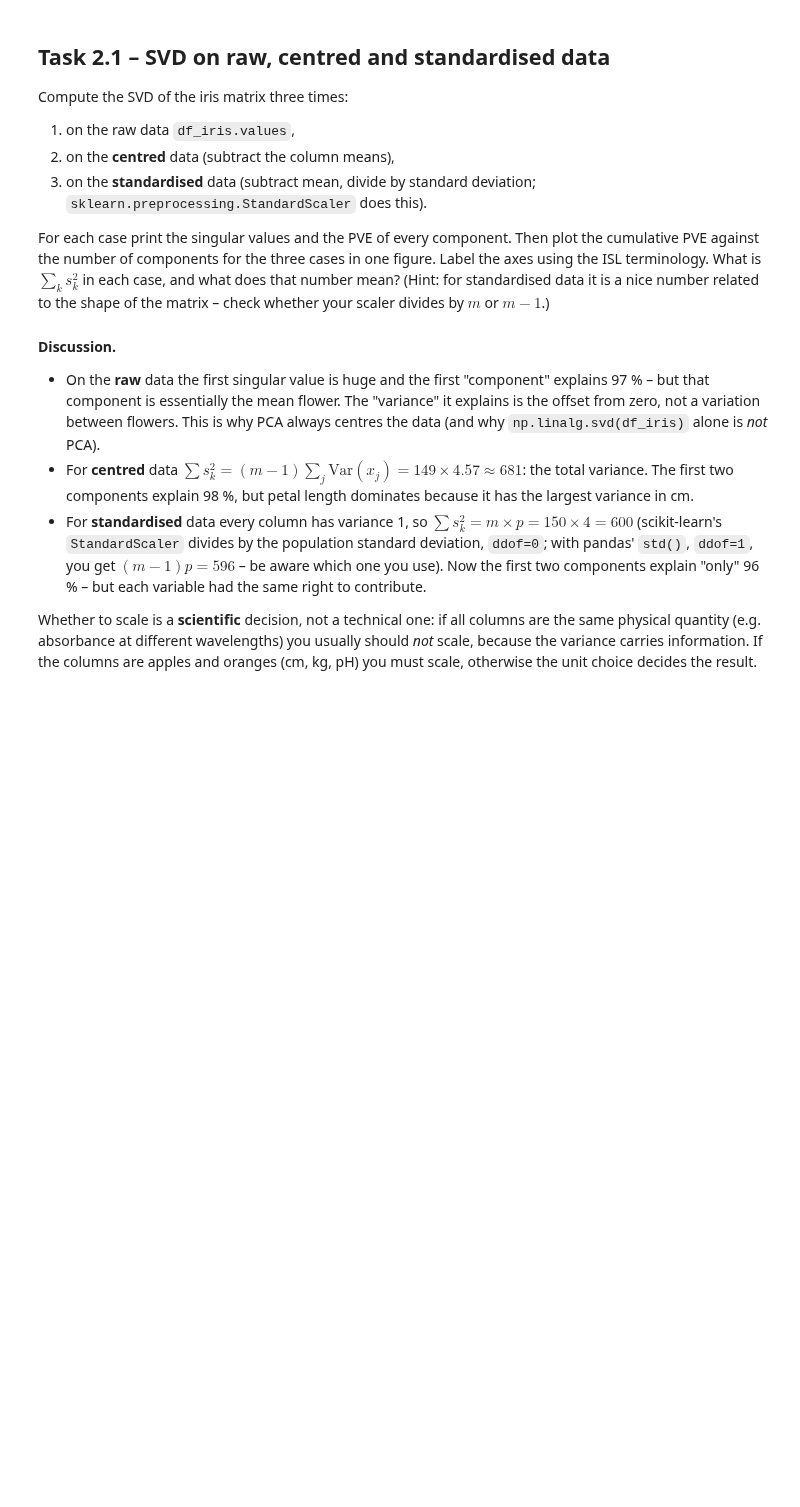
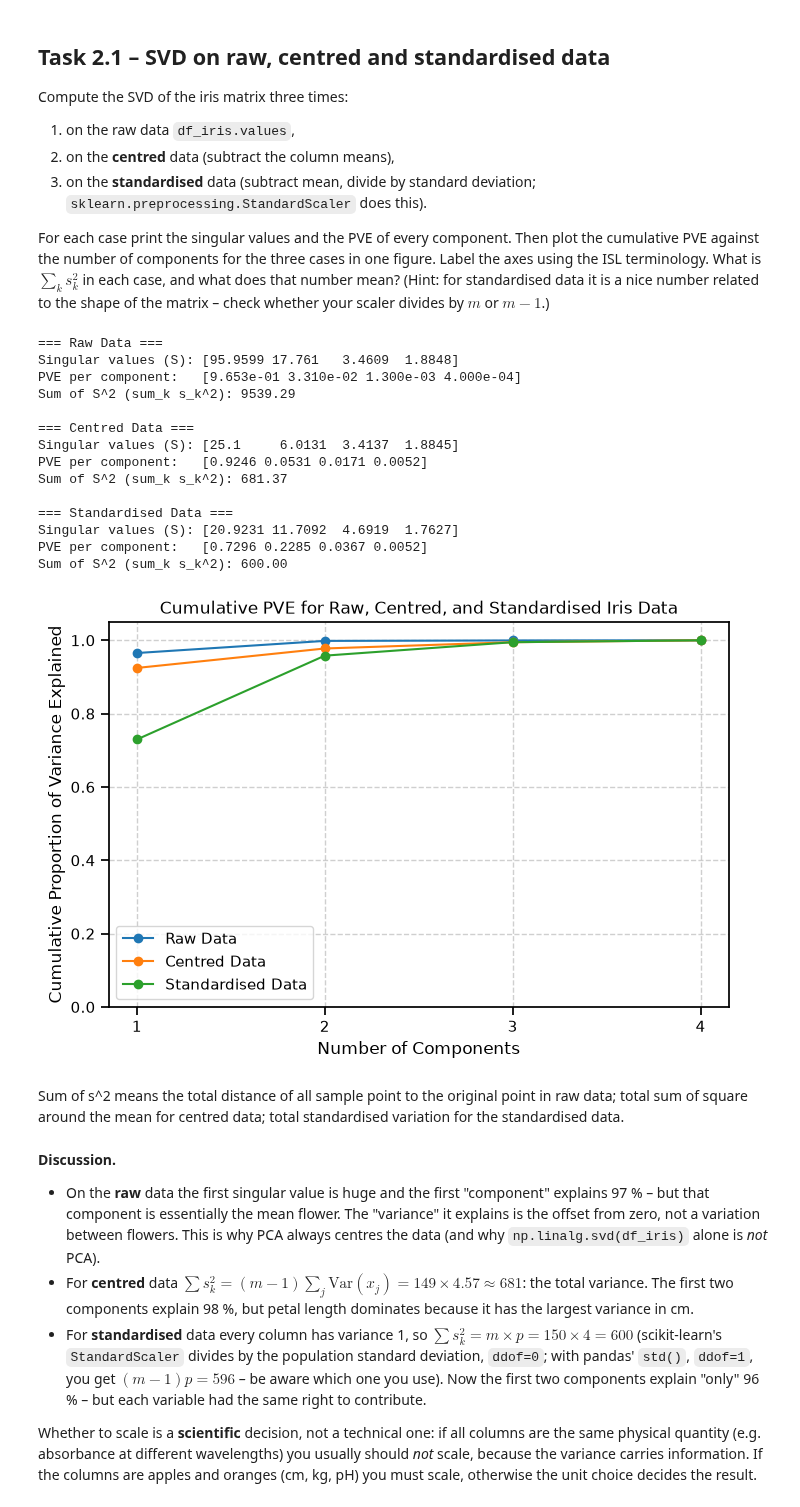
Before and after one commit to Ha5248qi/BERN02_excercise, a Jupyter notebook: Notebooks/exercise_PCA_and_Clustering/unsupervised_learning.ipynb, the cells around one changed output. Saved outputs shown, nothing was run; the diff lists cells and outputs as text; code cells hidden in the pictures; blank space fills up the shorter version.

```diff
--- a/Notebooks/exercise_PCA_and_Clustering/unsupervised_learning.ipynb
+++ b/Notebooks/exercise_PCA_and_Clustering/unsupervised_learning.ipynb
@@ -118,6 +143,54 @@ What is $\sum_k s_k^2$ in each case, and what does that number mean? (Hint: for
 number related to the shape of the matrix – check whether your scaler divides by $m$ or $m-1$.)
 # %%
 # your code here
+X_raw = df_iris.values
+X_centred = X_raw - X_raw.mean(axis=0)
+X_std = StandardScaler().fit_transform(X_raw)
+
+datasets = {
+    'Raw Data': X_raw,
+    'Centred Data': X_centred,
+    'Standardised Data': X_std
+}
+
+plt.figure(figsize=(8, 5))
+
+for name, X in datasets.items():
+    U, S, Vt = np.linalg.svd(X, full_matrices=False)
+    pve = (S**2) / np.sum(S**2)
+    cum_pve = np.cumsum(pve)
+    print(f"=== {name} ===")
+    print(f"Singular values (S): {S.round(4)}")
+    print(f"PVE per component:   {pve.round(4)}")
+    print(f"Sum of S^2 (sum_k s_k^2): {np.sum(S**2):.2f}\n")
+    plt.plot(range(1, len(pve) + 1), cum_pve, marker='o', label=name)
+
+plt.xlabel('Number of Components')
+plt.ylabel('Cumulative Proportion of Variance Explained')
+plt.title('Cumulative PVE for Raw, Centred, and Standardised Iris Data')
+plt.xticks(range(1, 5))
+plt.ylim(0, 1.05)
+plt.grid(True, linestyle='--', alpha=0.6)
+plt.legend()
+plt.show()
+# %% [output]
+=== Raw Data ===
+Singular values (S): [95.9599 17.761   3.4609  1.8848]
+PVE per component:   [9.653e-01 3.310e-02 1.300e-03 4.000e-04]
+Sum of S^2 (sum_k s_k^2): 9539.29
+
+=== Centred Data ===
+Singular values (S): [25.1     6.0131  3.4137  1.8845]
+PVE per component:   [0.9246 0.0531 0.0171 0.0052]
+Sum of S^2 (sum_k s_k^2): 681.37
+
+=== Standardised Data ===
+Singular values (S): [20.9231 11.7092  4.6919  1.7627]
+PVE per component:   [0.7296 0.2285 0.0367 0.0052]
+Sum of S^2 (sum_k s_k^2): 600.00
+[figure, added]
+# %% [markdown]
+Sum of s^2 means the total distance of all sample point to the original point in raw data; total sum of square around the mean for centred data; total standardised variation for the standardised data.
 # %% [markdown]
 **Discussion.**
 * On the **raw** data the first singular value is huge and the first "component" explains 97 % – but that
```
Also changed, not shown: parts of 11 cells of this notebook, 5 other files.
